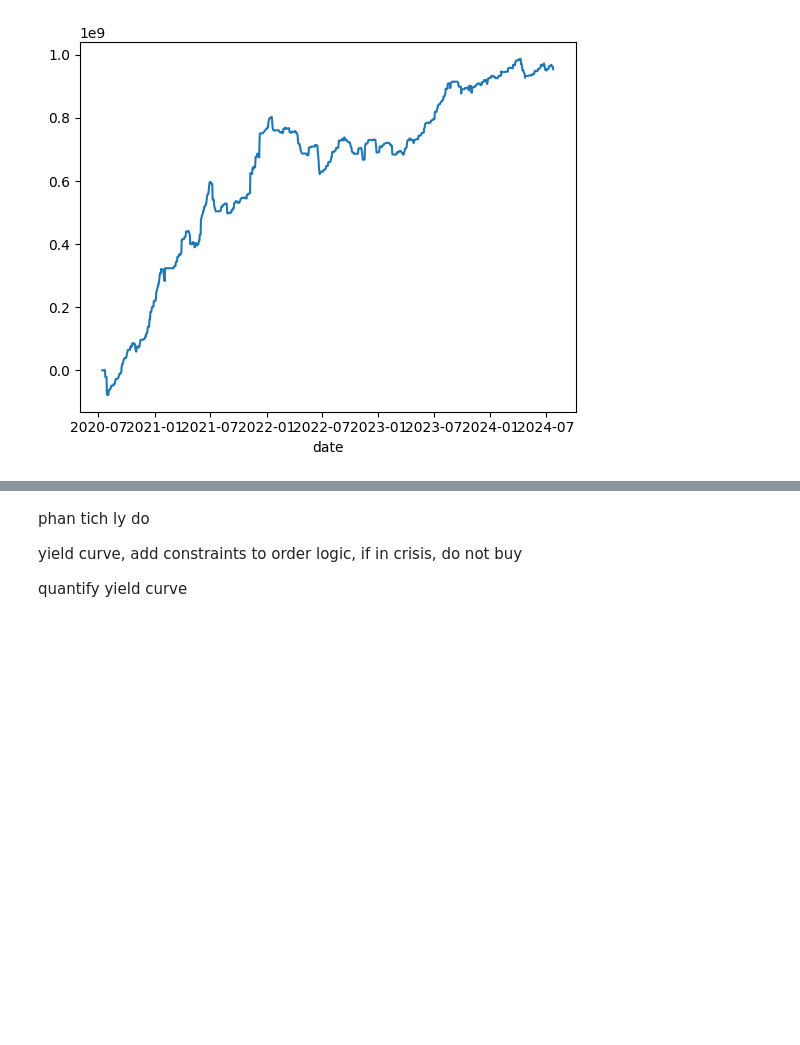
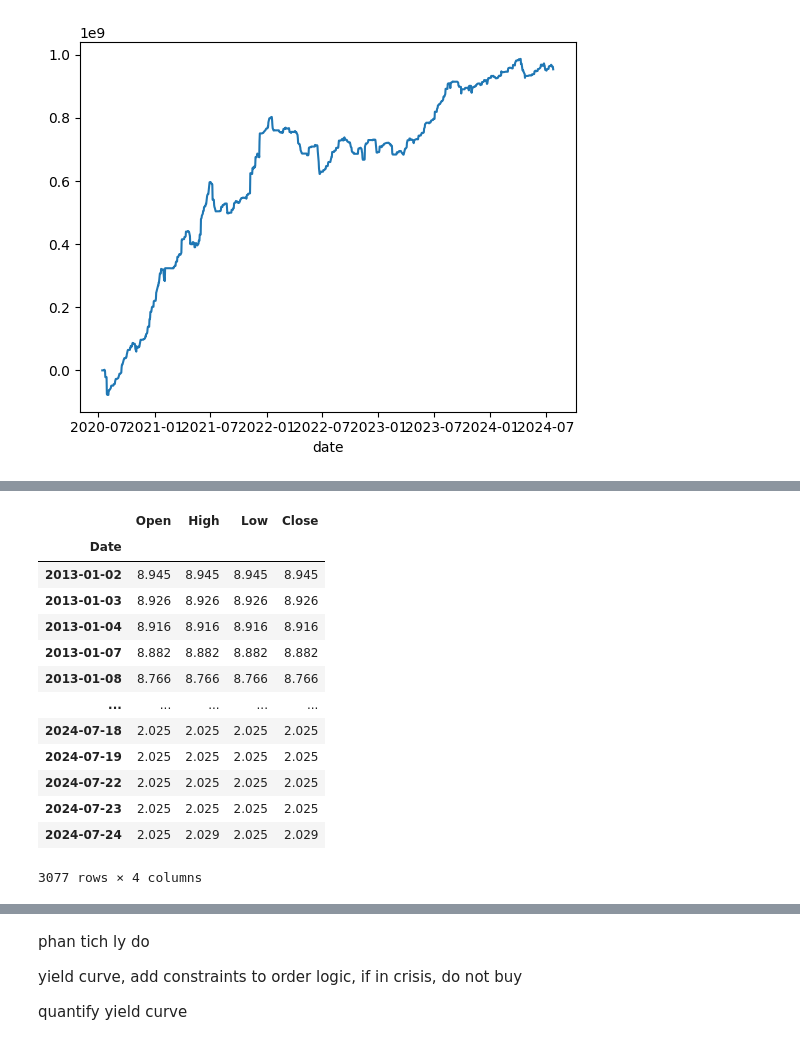
Before and after one commit to trungchien171/a1phas, a Jupyter notebook: stock/vietnam_stock/relative_strength/top30_liquid.ipynb, the cells around one changed output, grey strips where cells are left out. Drawn from its saved outputs; the diff is of its cells as text; code cells hidden in the pictures; blank space fills up the shorter version.

```diff
--- a/stock/vietnam_stock/relative_strength/top30_liquid.ipynb
+++ b/stock/vietnam_stock/relative_strength/top30_liquid.ipynb
@@ -282,0 +299,21 @@ Max drawdown: 18.31%
+# %%
+bond = 'Vietnam 2Y'  # Example name; adjust based on the list
+bond_2y = investpy.get_bond_historical_data(bond=bond,
+                                         from_date='02/01/2013',
+                                         to_date='24/07/2024')
+bond_2y
+# %% [output]
+|  | Open | High | Low | Close |
+| Date |  |  |  |  |
+| 2013-01-02 | 8.945 | 8.945 | 8.945 | 8.945 |
+| 2013-01-03 | 8.926 | 8.926 | 8.926 | 8.926 |
+| 2013-01-04 | 8.916 | 8.916 | 8.916 | 8.916 |
+| 2013-01-07 | 8.882 | 8.882 | 8.882 | 8.882 |
+| 2013-01-08 | 8.766 | 8.766 | 8.766 | 8.766 |
+| ... | ... | ... | ... | ... |
+| 2024-07-18 | 2.025 | 2.025 | 2.025 | 2.025 |
+| 2024-07-19 | 2.025 | 2.025 | 2.025 | 2.025 |
+| 2024-07-22 | 2.025 | 2.025 | 2.025 | 2.025 |
+| 2024-07-23 | 2.025 | 2.025 | 2.025 | 2.025 |
+| 2024-07-24 | 2.025 | 2.029 | 2.025 | 2.029 |
+3077 rows × 4 columns
```
Also changed, not shown: parts of 2 cells of this notebook, 3 other files.
